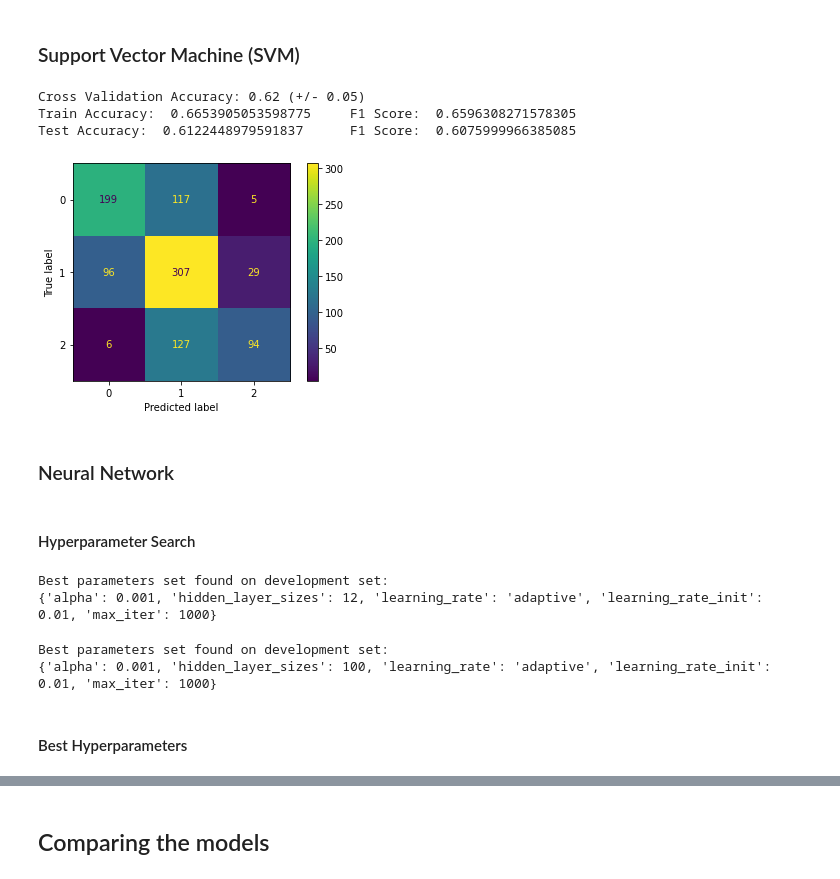
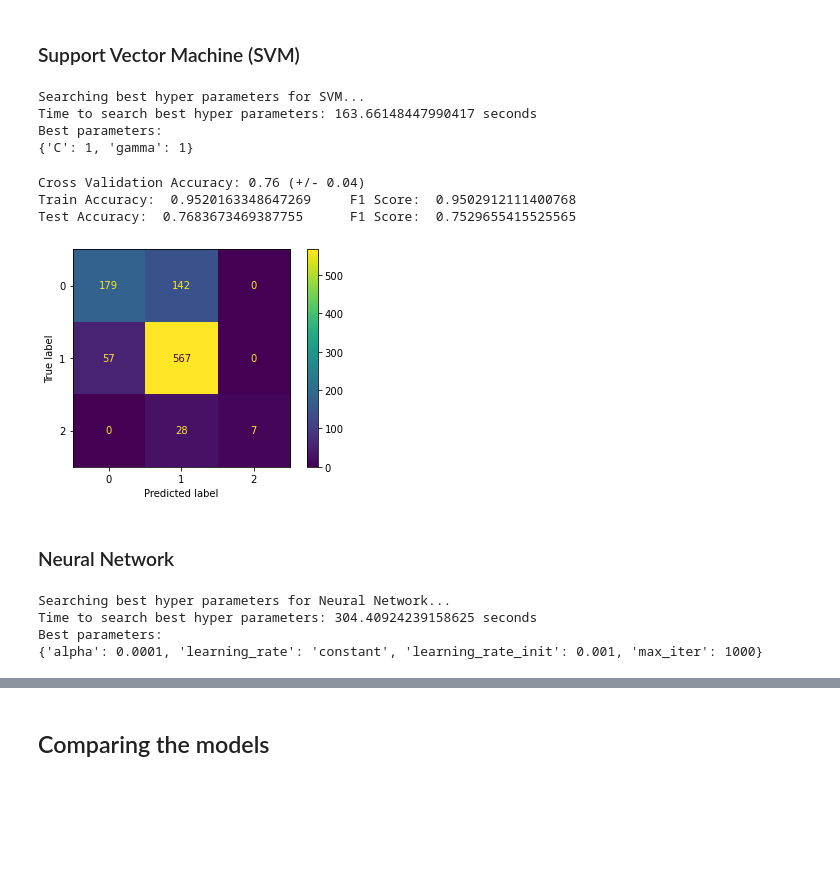
Before and after one commit to franciscomonteiro85/faa-wine-project, a Jupyter notebook: Wine_quality_project.ipynb, the cells around one changed output, grey strips where cells are left out. Cells and saved outputs as stored; diff of their text form; code cells hidden in the pictures; blank space fills up the shorter version.

```diff
--- a/Wine_quality_project.ipynb
+++ b/Wine_quality_project.ipynb
@@ -74,7 +74,7 @@ alcohol                 0
 quality                 0
 dtype: int64
 # %%
-bins = (2, 5, 6.5, 10)
+bins = (2.5, 5, 7.5, 10)
 group_names = ['bad', 'average', 'good']
 data['quality'] = pd.cut(data['quality'], bins = bins, labels = group_names)
 # %%
@@ -339,2 +341,15 @@ def Plot_CM(cm, classifier):
+# %%
+def searchBestHyperParams(classifier, parameters, X_train, y_train):
+    clf = GridSearchCV(classifier, parameters, scoring='accuracy')
+    clf.fit(X_train, y_train)
+    mean_fit_time = clf.cv_results_['mean_fit_time']
+    mean_score_time = clf.cv_results_['mean_score_time']
+    n_splits  = clf.n_splits_
+    n_iter = pd.DataFrame(clf.cv_results_).shape[0]
+
+    print("Time to search best hyper parameters: {} seconds".format(np.mean(mean_fit_time + mean_score_time) * n_splits * n_iter))
+    print("Best parameters:")
+    print(clf.best_params_)
+    return clf.best_params_
 # %% [markdown]
 ### Logistic Regression
@@ -357,52 +384,39 @@ Test Accuracy:  0.5653061224489796      F1 Score:  0.5590514723125183
 # %% [markdown]
 ### Support Vector Machine (SVM)
+# %%
+parameters_svm = [{'C': [1, 10, 100, 1000],
+                   'gamma': [0.001, 0.01, 0.1, 1, 'scale', 'auto']}]
+print("Searching best hyper parameters for SVM...")
+best_params_svm = searchBestHyperParams(SVC(), parameters_svm, X_train, y_train)
+# %% [output]
+Searching best hyper parameters for SVM...
+Time to search best hyper parameters: 163.66148447990417 seconds
+Best parameters:
+{'C': 1, 'gamma': 1}
 # %%
-classifier_svm = SVC(kernel = 'rbf', random_state = 42)
-y_pred_test,cv_svm,acc_test_svm,acc_train_svm= train(classifier_svm, X_train, X_test, y_train, y_test)
+classifier_svm = SVC(kernel = 'rbf', random_state = 42, C=best_params_svm['C'], gamma=best_params_svm['gamma'])
+y_pred_test,cv_svm,acc_test_svm,acc_train_svm = train(classifier_svm, X_train, X_test, y_train, y_test)
 cm_svm = get_CM(classifier_svm, y_test, y_pred_test)
 Plot_CM(cm_svm, classifier_svm)
 
 truePositives_svm = cm_svm[0][0]
 falsePositives_svm = cm_svm[0][1]
 falseNegatives_svm = cm_svm[1][0]
 trueNegatives_svm = cm_svm[1][1]
 # %% [output]
-Cross Validation Accuracy: 0.62 (+/- 0.05)
-Train Accuracy:  0.6653905053598775     F1 Score:  0.6596308271578305
-Test Accuracy:  0.6122448979591837      F1 Score:  0.6075999966385085
+Cross Validation Accuracy: 0.76 (+/- 0.04)
+Train Accuracy:  0.9520163348647269     F1 Score:  0.9502912111400768
+Test Accuracy:  0.7683673469387755      F1 Score:  0.7529655415525565
-[figure, old version]
+[figure, new version]
 # %% [markdown]
 ### Neural Network
-# %% [markdown]
-#### Hyperparameter Search
 # %%
-parameters_nn = [{'max_iter': [1000],
-                     'hidden_layer_sizes': [(12)],
-                     'alpha': [1e-3,1e-4], 'learning_rate': ['constant', 'invscaling', 'adaptive'],
+parameters_nn = [{'max_iter': [1000], 'alpha': [1e-3,1e-4], 'learning_rate': ['constant', 'adaptive'],
                      'learning_rate_init': [0.001, 0.01, 0.05]}]
-clf = GridSearchCV(
-            MLPClassifier(), parameters_nn, scoring='accuracy'
-        )
-clf.fit(X_train, y_train)
-
-print("Best parameters:")
-print(clf.best_params_)
+print("Searching best hyper parameters for Neural Network...")
+best_params_nn = searchBestHyperParams(MLPClassifier(), parameters_nn, X_train, y_train)
 # %% [output]
-Best parameters set found on development set:
-{'alpha': 0.001, 'hidden_layer_sizes': 12, 'learning_rate': 'adaptive', 'learning_rate_init': 0.01, 'max_iter': 1000}
+Searching best hyper parameters for Neural Network...
+Time to search best hyper parameters: 304.40924239158625 seconds
+Best parameters:
+{'alpha': 0.0001, 'learning_rate': 'constant', 'learning_rate_init': 0.001, 'max_iter': 1000}
-# %%
-parameters_nn = [{'alpha': [0.001],
-                  'hidden_layer_sizes': [(12), (24), (100), (12,12), (24,24), (12,12,12), (24,24,24)],
-                  'learning_rate': ['adaptive'], 'learning_rate_init': [0.01], 'max_iter': [1000]}]
-clf = GridSearchCV(
-            MLPClassifier(), parameters_nn, scoring='accuracy'
-        )
-clf.fit(X_train, y_train)
-
-print("Best parameters:")
-print(clf.best_params_)
-# %% [output]
-Best parameters set found on development set:
-{'alpha': 0.001, 'hidden_layer_sizes': 100, 'learning_rate': 'adaptive', 'learning_rate_init': 0.01, 'max_iter': 1000}
-# %% [markdown]
-#### Best Hyperparameters
```
Also changed, not shown: parts of 17 cells of this notebook, 1 other file.
